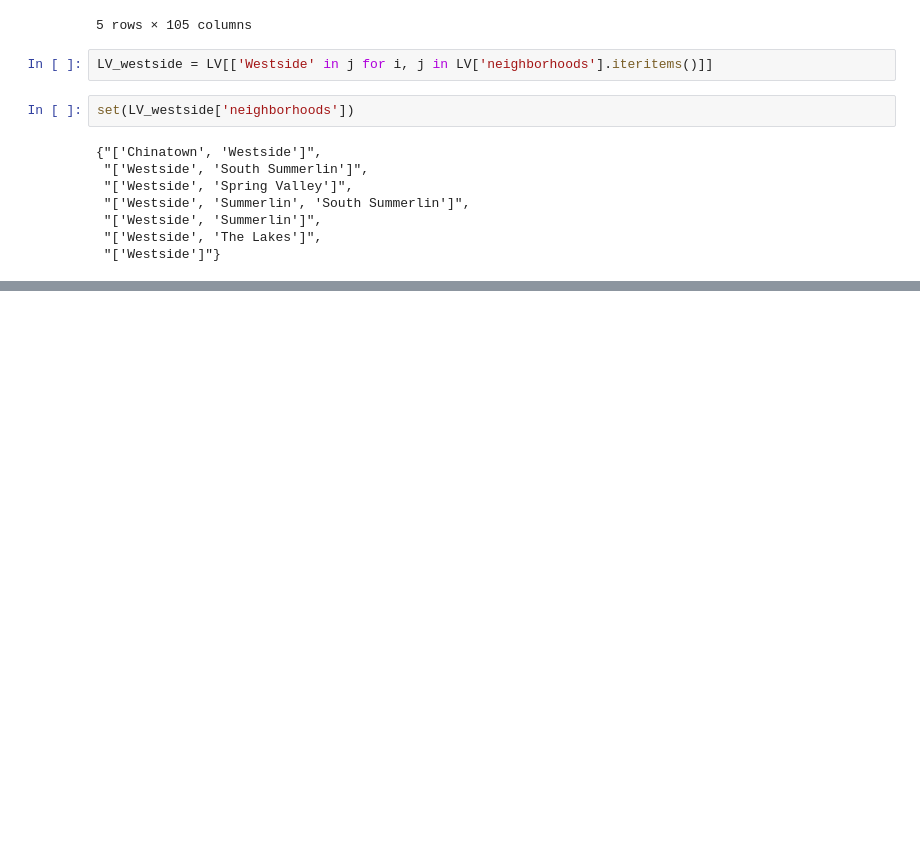
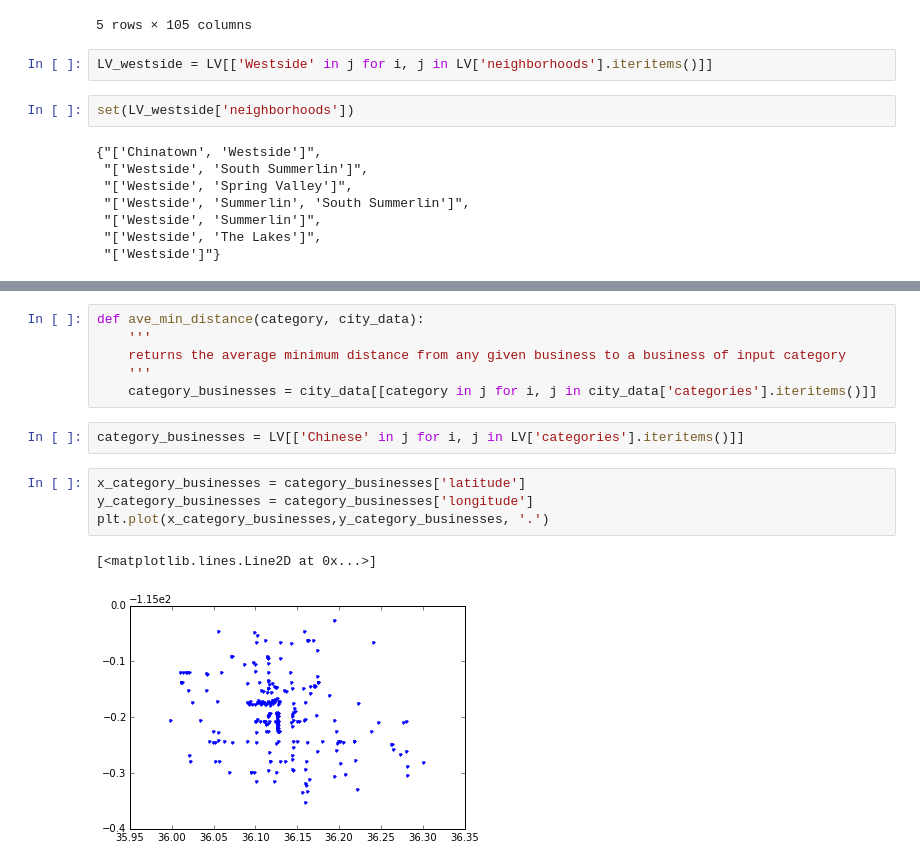
Before and after one commit to drsaltiel/GA_final, a Jupyter notebook: exploration.ipynb, the cells around one changed output, grey strips where cells are left out. Cells and saved outputs as stored; diff of their text form; blank space fills up the shorter version.

```diff
--- a/exploration.ipynb
+++ b/exploration.ipynb
@@ -250,0 +270,15 @@ set(LV_westside['neighborhoods'])
+# %%
+def ave_min_distance(category, city_data):
+    '''
+    returns the average minimum distance from any given business to a business of input category
+    '''
+    category_businesses = city_data[[category in j for i, j in city_data['categories'].iteritems()]]
+# %%
+category_businesses = LV[['Chinese' in j for i, j in LV['categories'].iteritems()]]
+# %%
+x_category_businesses = category_businesses['latitude']
+y_category_businesses = category_businesses['longitude']
+plt.plot(x_category_businesses,y_category_businesses, '.')
+# %% [output]
+[<matplotlib.lines.Line2D at 0x...>]
+[figure, added]
```
Also changed, not shown: parts of 3 cells of this notebook.
